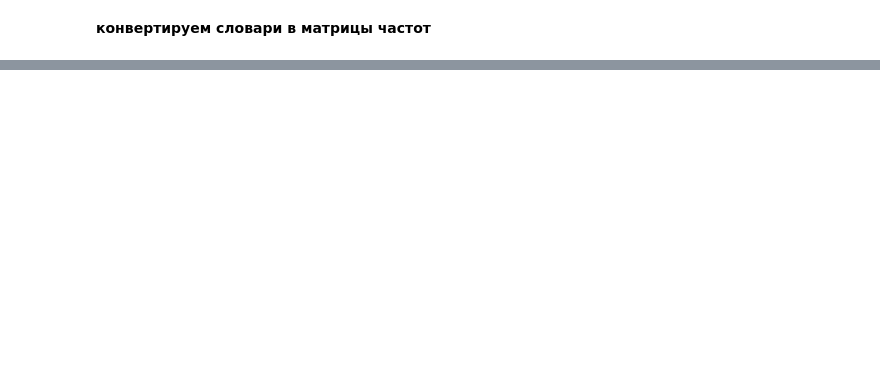
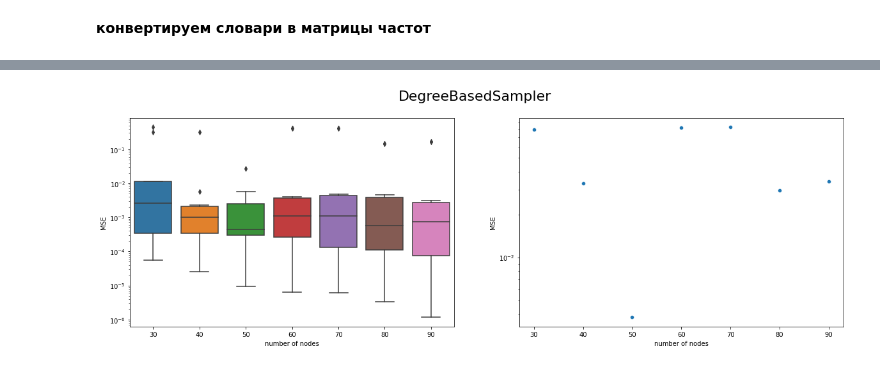
Before and after one commit to anpolol/DifusionPredictionUsingMotifs, a Jupyter notebook: Main.ipynb, the cells around one changed output, grey strips where cells are left out. Saved outputs shown, nothing was run; the diff lists cells and outputs as text; code cells hidden in the pictures; blank space fills up the shorter version.

```diff
--- a/Main.ipynb
+++ b/Main.ipynb
@@ -33,3 +37,5 @@ from SuperNoder.manager import Manager as Manager
+# %%
+Read = True
 # %% [markdown]
 **Запустите или клетку ниже, чтоб загрузить и отфлитровать данные (дольше), или клетку ниже через одну, чтоб загрузить уже отфильтрованные данные (быстрее)**
 
@@ -208 +206,3 @@ methods = [
+# %%
+diff_types=True #будут разделения на типы мотивов или только по размеру?
 # %%
@@ -467,5 +483,5 @@ if diff_types:
 # %%
-def find_MSE(inp, X_f1,X_f3,X_samples_f1,X_samples_f3): #возвращает MSE для мотивов f1 И f3. Без разделения на разные типы мотивов. Размеры мотивов 3 и 4
+def find_MSE(inp, X, X_f1,X_f3,X_samples_f1,X_samples_f3,X_samples): #возвращает MSE для мотивов f1 И f3. Без разделения на разные типы мотивов. Размеры мотивов 3 и 4
         method,number_of_nodes = inp
         import pickle
         import random
@@ -474,43 +490,53 @@ def find_MSE(inp, X_f1,X_f3,X_samples_f1,X_samples_f3): #возвращает MS
 
         MSE_f1 = []
         MSE_f3 = []
+        MSE_nodif = []
 
         for i,graph in enumerate(graphs):
             if number_of_nodes<=graph[1].number_of_nodes():
                 motifs = X_f1[i]
                 motifs_disjoint = X_f3[i]
+                motifs_nodif = X[i]
                 motifs_sample_con = X_samples_f1['Number of nodes: '+str(number_of_nodes)][i]
                 motifs_disjoint_sample_con = X_samples_f3['Number of nodes: '+str(number_of_nodes)][i]
+                motifs_nodif_sample = X_samples['Number of nodes: '+str(number_of_nodes)][i]
                 MSE_f1.append(mean_squared_error(motifs,motifs_sample_con))
                 MSE_f3.append(mean_squared_error(motifs_disjoint,motifs_disjoint_sample_con))
+                MSE_nodif.append(mean_squared_error(motifs_nodif,motifs_nodif_sample))
             else:
                 MSE_f1.append(0)
                 MSE_f3.append(0)
-        return number_of_nodes,MSE_f1, MSE_f3
+                MSE_nodif.append(0)
+        return number_of_nodes,MSE_f1, MSE_f3,MSE_nodif
 # %%
 from sklearn.metrics import mean_squared_error
 from datetime import datetime
 MSE_methods_f1=dict()
 MSE_methods_f3=dict()
+MSE_methods_nodif=dict()
 
-with open('motifs_full_f1.npy', 'rb') as f:
-        X_f1 = np.load(f)
-with open('motifs_full_f3.npy', 'rb') as f:
-        X_f3 = np.load(f)
+#with open('motifs_full_f1.npy', 'rb') as f:
+ #       X_full_f1 = np.load(f)
+#with open('motifs_full_f3.npy', 'rb') as f:
+ #       X_full_f3 = np.load(f)
+#with open('motifs_full.npy', 'rb') as f:
+#        X_full = np.load(f)
 
 
 for method in methods:
     d = datetime.now()
-    name_of_method=str(method).split('.')[3].split("'")[0]
-    MSE_methods_f1[name_of_method] = dict()
-    MSE_methods_f3[name_of_method] = dict()
+    name_of_method=str(method).split('.')[-1].split("'")[0]
+    MSE_methods_f1.setdefault(name_of_method,dict())
+    MSE_methods_f3.setdefault(name_of_method,dict())
+    MSE_methods_nodif.setdefault(name_of_method,dict())
     # here is a parallelization
+    inp = zip([method]*int((r - l)/step),list(range(l,r,step)))
+    with ThreadPoolExecutor(max_workers=4) as executor:
+        res = executor.map(lambda x: find_MSE(x,X_full, X_full_f1,X_full_f3,X_sample_f1[name_of_method],X_sample_f3[name_of_method],X_sample[name_of_method]),inp)
 
-    inp = zip([method]*int(300-10),list(range(10,300,10)))
-    with ThreadPoolExecutor(max_workers=4) as executor:
-        res = executor.map(lambda x: find_MSE(x,X_f1,X_f3,X_sample_f1[name_of_method],X_sample_f3[name_of_method]),inp)
-
-    for number_of_nodes,MSE_f1,MSE_f3 in res:
+    for number_of_nodes,MSE_f1,MSE_f3,MSE_nodif in res:
         MSE_methods_f1[name_of_method][str(number_of_nodes)]=MSE_f1
         MSE_methods_f3[name_of_method][str(number_of_nodes)]=MSE_f3
+        MSE_methods_nodif[name_of_method][str(number_of_nodes)]=MSE_nodif
+
     print(datetime.now()-d)
@@ -540,3 +572,8 @@ for name in MSE_methods_f1:
+# %%
+for name in MSE_methods_nodif:
+    plot(MSE_methods_nodif[name],name)
+# %% [output]
+[figure, added]
 # %%
 plt.figure(figsize=(10,6))
 mean_MSEs = []
```
Also changed, not shown: parts of 28 cells of this notebook, 1 other file.
